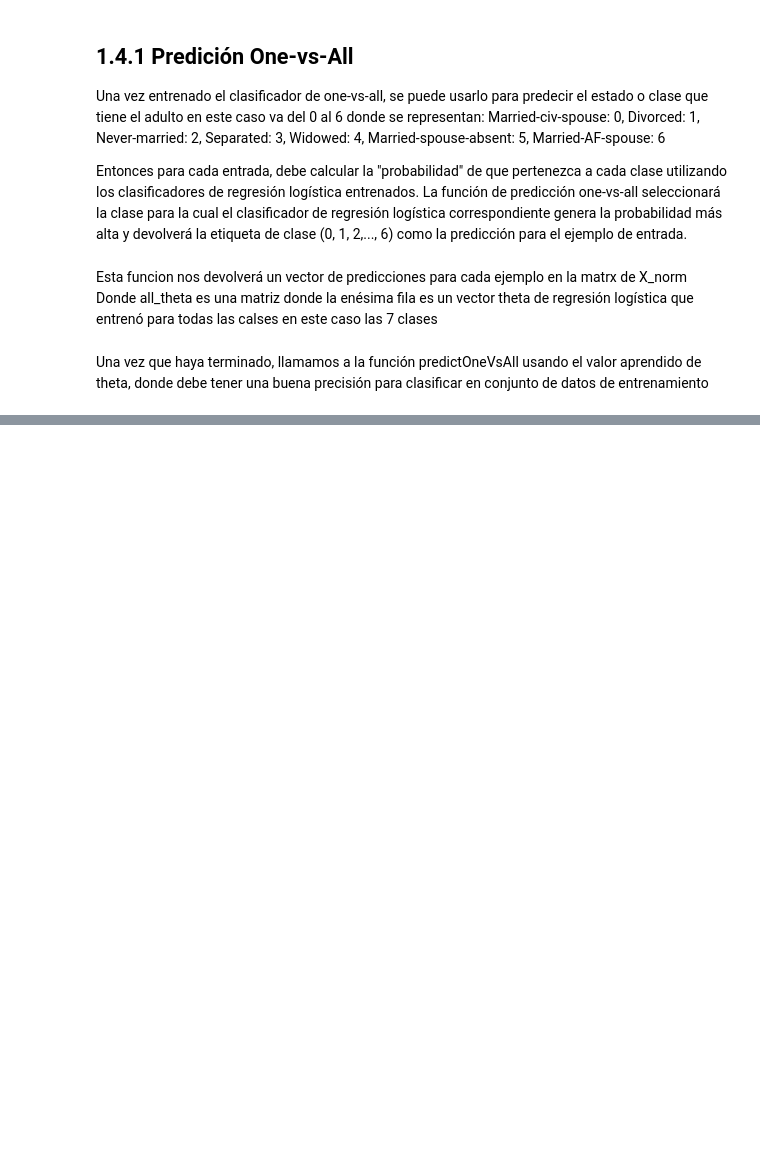
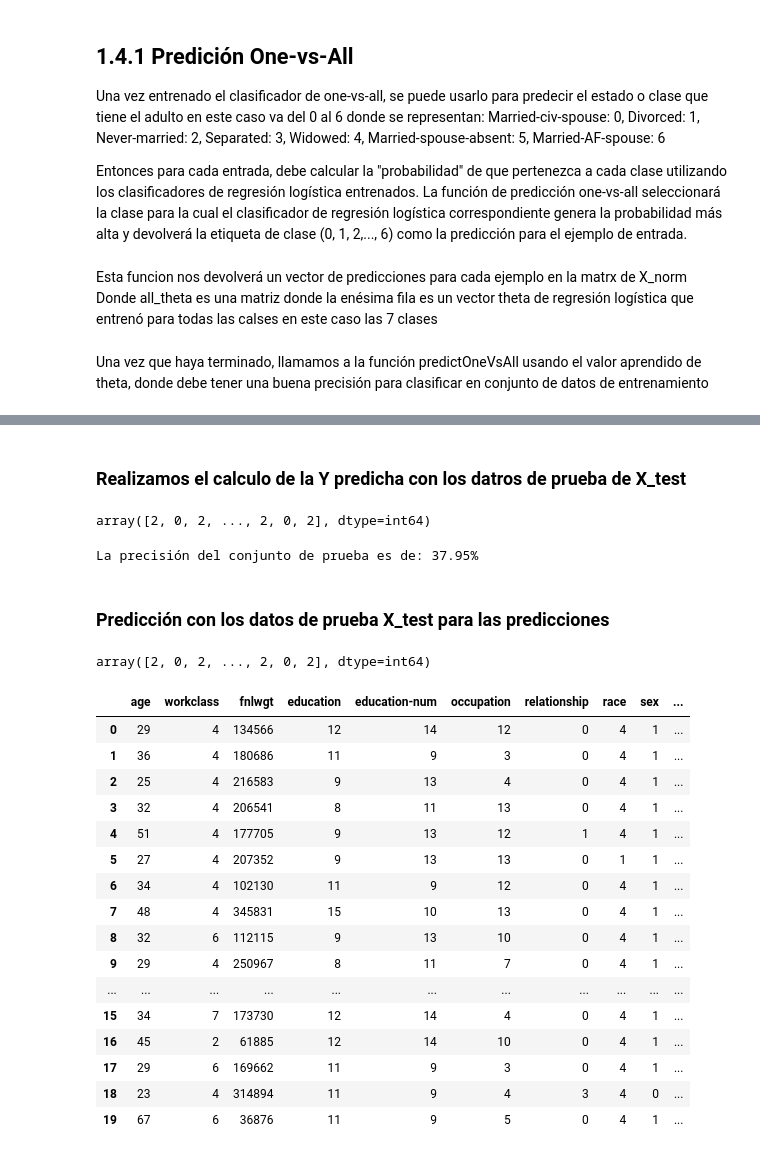
Before and after one commit to Gonzales-Franz-Reinaldo/SIS420-AI, a Jupyter notebook: Laboratorios/LAB-03/Regresion_Logistica_Multiclase.ipynb, the cells around one changed output, grey strips where cells are left out. Saved outputs shown, nothing was run; the diff lists cells and outputs as text; code cells hidden in the pictures; blank space fills up the shorter version.

```diff
--- a/Laboratorios/LAB-03/Regresion_Logistica_Multiclase.ipynb
+++ b/Laboratorios/LAB-03/Regresion_Logistica_Multiclase.ipynb
@@ -298,6 +299,15 @@ random.shuffle(indices)
 # Reordenar los datos de entrenamiento según los índices mezclados
 X_train = X_train.iloc[indices].reset_index(drop=True)
 y_train = y_train.iloc[indices].reset_index(drop=True)
+# %%
+# Mezclar indices para los datos de X_test y y_test
+# Mezclar los índices de los datos
+indices = list(range(len(X_test)))
+random.shuffle(indices)
+
+# Reordenar los datos de entrenamiento según los índices mezclados
+X_test = X_test.iloc[indices].reset_index(drop=True)
+y_test = y_test.iloc[indices].reset_index(drop=True)
 # %%
 # Verificamos que sí esta cumpliendo la cantidad de datos del 80% de cada clase para el entrenamiento de X_train y y_train
 y_train_class_count = y_train['marital-status'].value_counts()
@@ -616,0 +677,6 @@ Precisión del conjunto de entrenamiento  es: 37.83%
+# %%
+# Aplicaremos datos del dataframe X_test que son el 20% para la prueba
+
+# Normalizamos el dataset de X_test
+X_test_norm = (X_test - mu) / sigma
+m_test = len(X_test)
@@ -616,0 +702,57 @@ Precisión del conjunto de entrenamiento  es: 37.83%
+# %% [markdown]
+### Realizamos el calculo de la Y predicha con los datros de prueba de X_test
+# %%
+# Declaramos un vector donde se calcularan las y_predicha
+y_predicha = []
+
+# Calculamos la Y predicha de cada fila de X_test_ready
+for i in range(len(X_test_norm)):
+    y_predicha.append(predctOneVSAll(all_theta, X_test_norm.iloc[i, :].values.reshape(1, -1)))
+
+# Mostramos la Y predicha
+y_predicha = np.array(y_predicha).flatten()
+y_predicha
+# %% [output]
+array([2, 0, 2, ..., 2, 0, 2], dtype=int64)
+# %%
+# Calculamos su precisión
+precision = np.mean(y_predicha == y_test.values) * 100
+print("La precisión del conjunto de prueba es de: {:.2f}%".format(precision))
+# %% [output]
+La precisión del conjunto de prueba es de: 37.95%
+# %% [markdown]
+### Predicción con los datos de prueba X_test para las predicciones
+# %%
+pred_test = predctOneVSAll(all_theta, X_test_norm)
+
+# Mostramos los resultados predecidos
+pred_test
+# %% [output]
+array([2, 0, 2, ..., 2, 0, 2], dtype=int64)
+# %%
+# Mostramos una tabla con los datos de prueba y los resultados predecidos
+
+y_pred_test = pd.DataFrame(pred_test, columns=['marital-status-(pred)'])
+
+tabla_predicciones = pd.concat([X_test, y_test, y_pred_test], axis=1)
+
+# Mostramos la tabla de resultados
+tabla_predicciones.head(20)
+# %% [output]
+|  | age | workclass | fnlwgt | education | education-num | occupation | relationship | race | sex | ... |
+| 0 | 29 | 4 | 134566 | 12 | 14 | 12 | 0 | 4 | 1 | ... |
+| 1 | 36 | 4 | 180686 | 11 | 9 | 3 | 0 | 4 | 1 | ... |
+| 2 | 25 | 4 | 216583 | 9 | 13 | 4 | 0 | 4 | 1 | ... |
+| 3 | 32 | 4 | 206541 | 8 | 11 | 13 | 0 | 4 | 1 | ... |
+| 4 | 51 | 4 | 177705 | 9 | 13 | 12 | 1 | 4 | 1 | ... |
+| 5 | 27 | 4 | 207352 | 9 | 13 | 13 | 0 | 1 | 1 | ... |
+| 6 | 34 | 4 | 102130 | 11 | 9 | 12 | 0 | 4 | 1 | ... |
+| 7 | 48 | 4 | 345831 | 15 | 10 | 13 | 0 | 4 | 1 | ... |
+| 8 | 32 | 6 | 112115 | 9 | 13 | 10 | 0 | 4 | 1 | ... |
+| 9 | 29 | 4 | 250967 | 8 | 11 | 7 | 0 | 4 | 1 | ... |
+| ... | ... | ... | ... | ... | ... | ... | ... | ... | ... | ... |
+| 15 | 34 | 7 | 173730 | 12 | 14 | 4 | 0 | 4 | 1 | ... |
+| 16 | 45 | 2 | 61885 | 12 | 14 | 10 | 0 | 4 | 1 | ... |
+| 17 | 29 | 6 | 169662 | 11 | 9 | 3 | 0 | 4 | 1 | ... |
+| 18 | 23 | 4 | 314894 | 11 | 9 | 4 | 3 | 4 | 0 | ... |
+| 19 | 67 | 6 | 36876 | 11 | 9 | 5 | 0 | 4 | 1 | ... |
```
Also changed, not shown: parts of 19 cells of this notebook.
